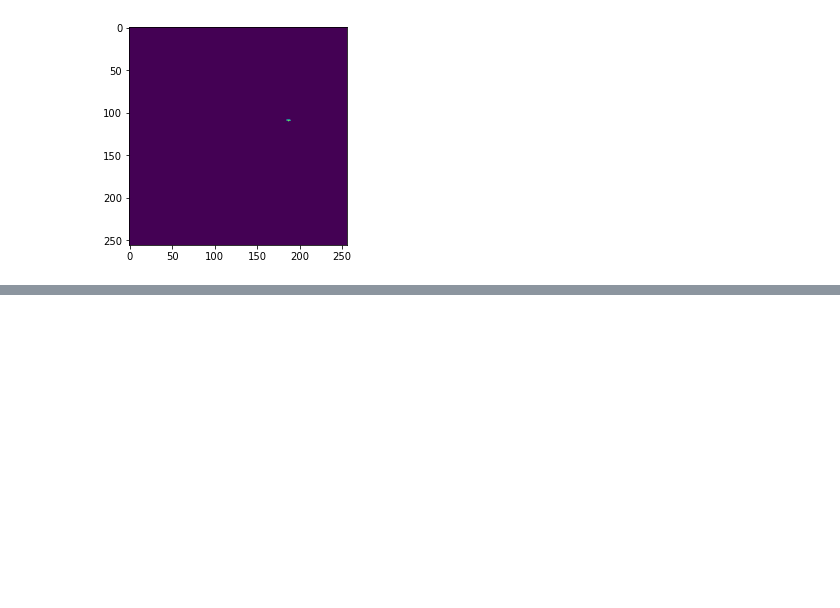
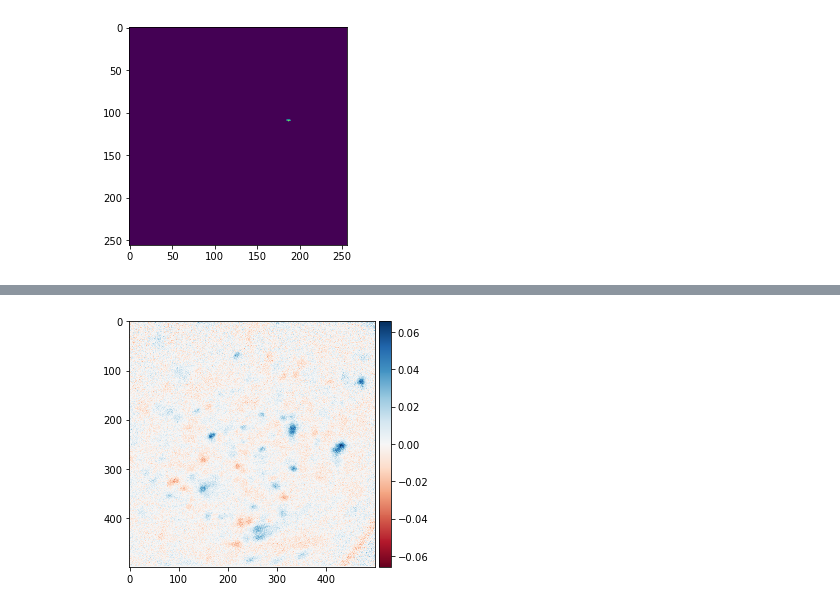
Before and after one commit to VoytechG/neuron-finder, a Jupyter notebook: unet/train.ipynb, the cells around one changed output, grey strips where cells are left out. Drawn from its saved outputs; the diff is of its cells as text; code cells hidden in the pictures; blank space fills up the shorter version.

```diff
--- a/unet/train.ipynb
+++ b/unet/train.ipynb
@@ -6,6 +6,19 @@ from load_data import (
     load_movie, load_ground_truth_generation_data
 )
 from unet_basic.model_3d import unet3d, unet3d_simply, plot_model
+import unet_basic
 import tensorflow as tf
 import data_gen
 from importlib import reload
+from skimage.io import imshow, imsave
+from skimage.measure import label
+from scipy.ndimage.morphology import distance_transform_edt
+import skimage
+reload(data_gen)
+
+DataSequencer = data_gen.DataSequencer
+get_indices_split = data_gen.get_indices_split
+
+DATA_PACKED_FOR_GT_GENERATION_PATH = "../dataPackedForGeneration.mat"
+MOVIE_PATH = "../preprocessed/preprocessedMovie.h5"
+FRAMES_TO_LOAD = 1000
@@ -127,3 +185,9 @@ plt.imshow(f)
 # %% [output]
 <matplotlib.image.AxesImage at 0x...>
 [figure]
+# %%
+x = movie[0]
+imshow(x)
+
+imsave('frame0.png', x)
+# %% [output]
@@ -129,0 +195 @@ plt.imshow(f)
+[figure, added]
```
Also changed, not shown: parts of 13 cells of this notebook, 4 other files.
